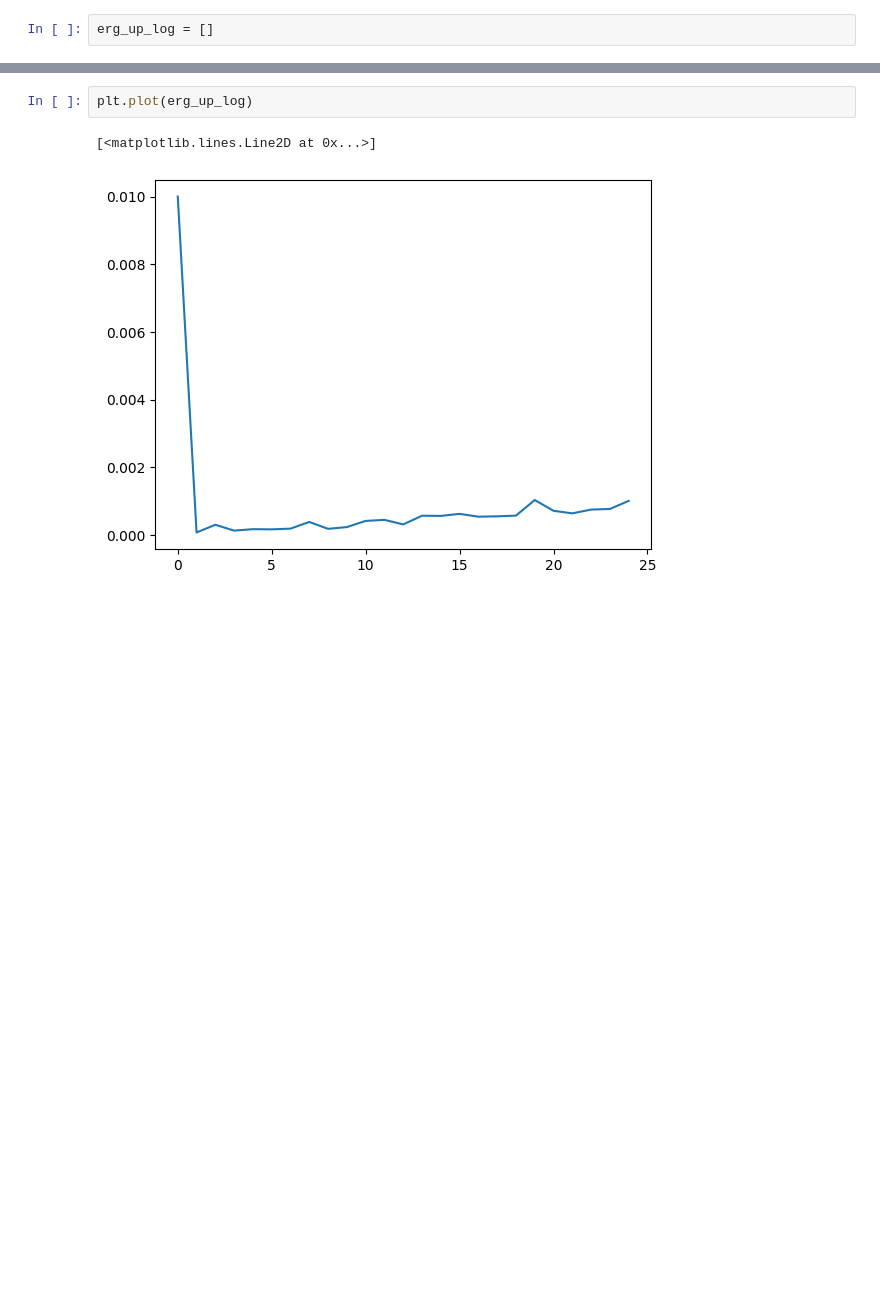
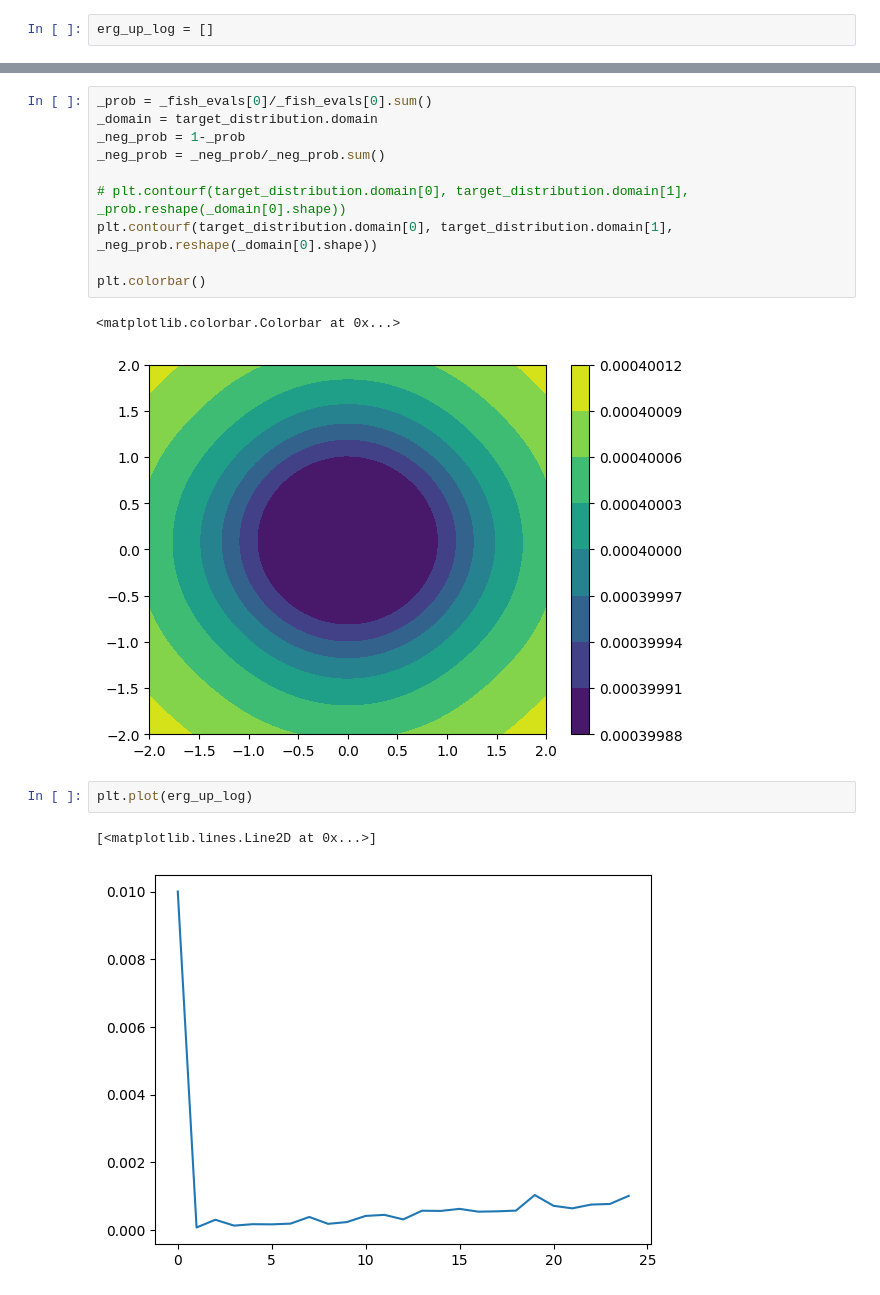
Before and after one commit to ialab-yale/time_optimal_ergodic_search, a Jupyter notebook: experiments/time_varying_search/receding_horizon.ipynb, the cells around one changed output, grey strips where cells are left out. Cells and saved outputs as stored; diff of their text form; blank space fills up the shorter version.

```diff
--- a/experiments/time_varying_search/receding_horizon.ipynb
+++ b/experiments/time_varying_search/receding_horizon.ipynb
@@ -195,3 +210,16 @@ KeyboardInterrupt:
+# %%
+_prob = _fish_evals[0]/_fish_evals[0].sum()
+_domain = target_distribution.domain
+_neg_prob = 1-_prob
+_neg_prob = _neg_prob/_neg_prob.sum()
+
+# plt.contourf(target_distribution.domain[0], target_distribution.domain[1], _prob.reshape(_domain[0].shape))
+plt.contourf(target_distribution.domain[0], target_distribution.domain[1], _neg_prob.reshape(_domain[0].shape))
+
+plt.colorbar()
+# %% [output]
+<matplotlib.colorbar.Colorbar at 0x...>
+[figure, added]
 # %%
 plt.plot(erg_up_log)
 # %% [output]
```
Also changed, not shown: parts of 5 cells of this notebook, 3 other files.
